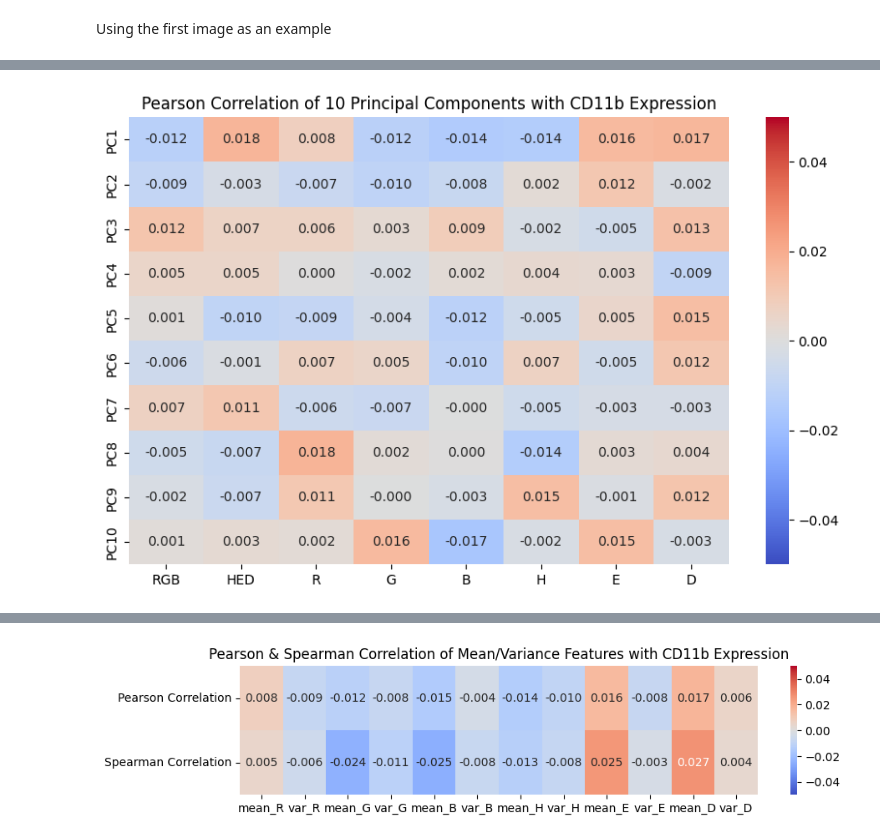
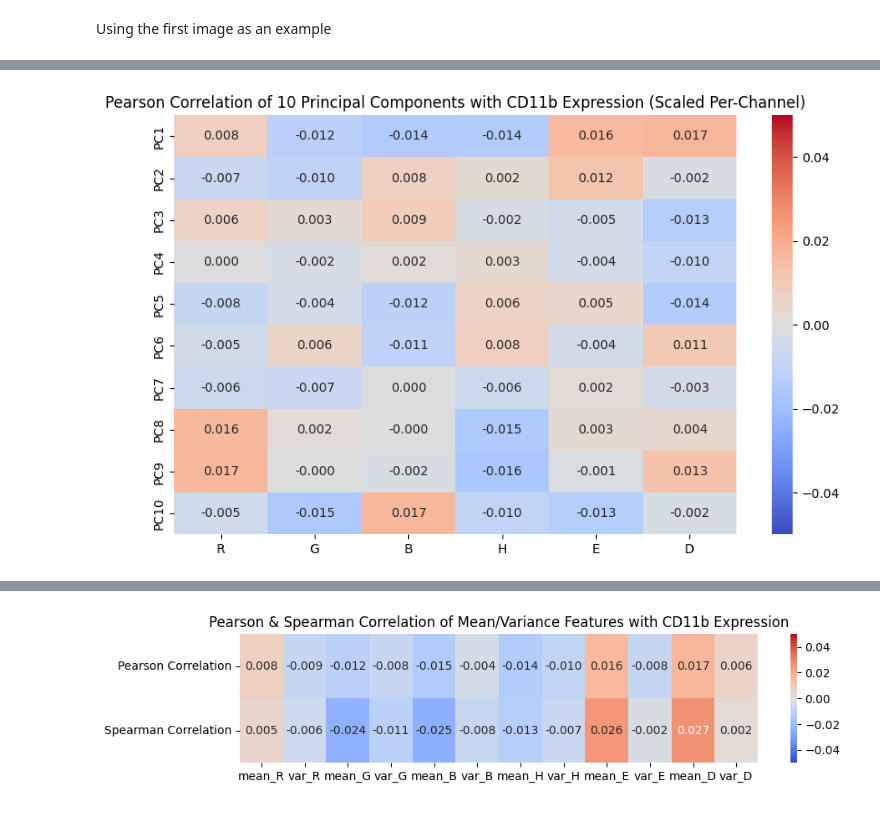
Before and after one commit to gblawrence03/CS909-materials, a Jupyter notebook: 2025/A2/assignment.ipynb, the cells around one changed output, grey strips where cells are left out. Cells and saved outputs as stored; diff of their text form; code cells hidden in the pictures.

```diff
--- a/2025/A2/assignment.ipynb
+++ b/2025/A2/assignment.ipynb
@@ -380,16 +377,6 @@ KeyboardInterrupt:
 # %%
-for i in range(X.shape[0]):
-    X[i] = rgb2hed(X[i])
-
-
-X = X.reshape((X.shape[0], -1))
-
-# X = X.reshape((X.shape[0], -1))
-
-print(X.shape)
-
 pca = PCA(10)
-pcs = pca.fit_transform(X)
+pcs = pca.fit_transform(X_resized.reshape((X_resized.shape[0]), -1))
 
 plt.plot(np.arange(1, pca.n_components_ + 1), np.cumsum(pca.explained_variance_ratio_))
 plt.xlabel('# components')
@@ -464,48 +388,65 @@ plt.show()
 # %%
 # Set number of principal components to keep
 n_components = 10  # Change this to any desired number of PCs
 
-# Flatten each image into a vector for PCA
-X_rgb_flat = X.reshape(n_train, -1)  # All RGB channels
-X_hed_flat = X_HED.reshape(n_train, -1)  # All HED channels
-X_r_flat = X[..., 0].reshape(n_train, -1)  # Red channel only
-X_g_flat = X[..., 1].reshape(n_train, -1)  # Green channel only
-X_b_flat = X[..., 2].reshape(n_train, -1)  # Blue channel only
-X_h_flat = X_HED[..., 0].reshape(n_train, -1)  # H channel only
-X_e_flat = X_HED[..., 1].reshape(n_train, -1)  # E channel only
-X_d_flat = X_HED[..., 2].reshape(n_train, -1)  # D channel only
+# Function to scale each channel separately
+def scale_all_channels(X):
+    """Scales each image channel independently to zero mean, unit variance."""
+    n_train, h, w, c = X.shape
+    X_scaled = np.zeros((n_train, h*w*c))  # Reshape to [n_train, pixels, channels]
+
+    scaler = StandardScaler()
+    X_scaled = scaler.fit_transform(X.reshape(n_train, -1))  # Scale each channel separately
+
+    return X_scaled.reshape(n_train, -1)  # Flatten back into [n_train, features]
+
+# Apply per-channel scaling
+#X_rgb_scaled = scale_all_channels(X)  # Scale RGB channels independently
+#X_hed_scaled = scale_all_channels(X_HED)  # Scale HED channels independently
+
+# Scale individual channels separately before PCA
+def scale_single_channel(X_channel):
+    """Scales a single-channel image dataset."""
+    scaler = StandardScaler()
+    return scaler.fit_transform(X_channel.reshape(n_train, -1))
+
+X_r_scaled = scale_single_channel(X_resized[..., 0])
+X_g_scaled = scale_single_channel(X_resized[..., 1])
+X_b_scaled = scale_single_channel(X_resized[..., 2])
+X_h_scaled = scale_single_channel(X_HED[..., 0])
+X_e_scaled = scale_single_channel(X_HED[..., 1])
+X_d_scaled = scale_single_channel(X_HED[..., 2])
 
 # Perform PCA with a variable number of components
 def apply_pca(X_flat):
     return PCA(n_components=n_components).fit_transform(X_flat)
 
 pca_results = {
-    "RGB": apply_pca(X_rgb_flat),
-    "HED": apply_pca(X_hed_flat),
-    "R": apply_pca(X_r_flat),
-    "G": apply_pca(X_g_flat),
-    "B": apply_pca(X_b_flat),
-    "H": apply_pca(X_h_flat),
-    "E": apply_pca(X_e_flat),
-    "D": apply_pca(X_d_flat),
+    #"RGB": apply_pca(X_rgb_scaled),
+    #"HED": apply_pca(X_hed_scaled),
+    "R": apply_pca(X_r_scaled),
+    "G": apply_pca(X_g_scaled),
+    "B": apply_pca(X_b_scaled),
+    "H": apply_pca(X_h_scaled),
+    "E": apply_pca(X_e_scaled),
+    "D": apply_pca(X_d_scaled),
 }
 
-# Compute Pearson correlation with CD11b expression
 def compute_pearson(pca_result):
-    return [np.corrcoef(pca_result[:, i], df_train["CD11b"])[0, 1] for i in range(pca_result.shape[1])]
+    return [pearsonr(pca_result[:, i], df_train["CD11b"])[0] for i in range(pca_result.shape[1])]
 
 correlations = {key: compute_pearson(pca) for key, pca in pca_results.items()}
 
 # Convert to DataFrame
 df_corr = pd.DataFrame(correlations, index=[f"PC{i+1}" for i in range(n_components)])
 
 # Plot heatmap
 plt.figure(figsize=(10, 6))
 sns.heatmap(df_corr, annot=True, cmap="coolwarm", center=0, fmt=".3f", vmin=-0.05, vmax=0.05)
-plt.title(f"Pearson Correlation of {n_components} Principal Components with CD11b Expression")
+plt.title(f"Pearson Correlation of {n_components} Principal Components with CD11b Expression (Scaled Per-Channel)")
 plt.show()
 # %% [output]
-[figure, old version]
+[figure, new version]
 # %%
 # Compute Pearson correlation with CD11b expression
 def compute_spearman(pca_result):
```
Also changed, not shown: parts of 37 cells of this notebook, 1 other file.
